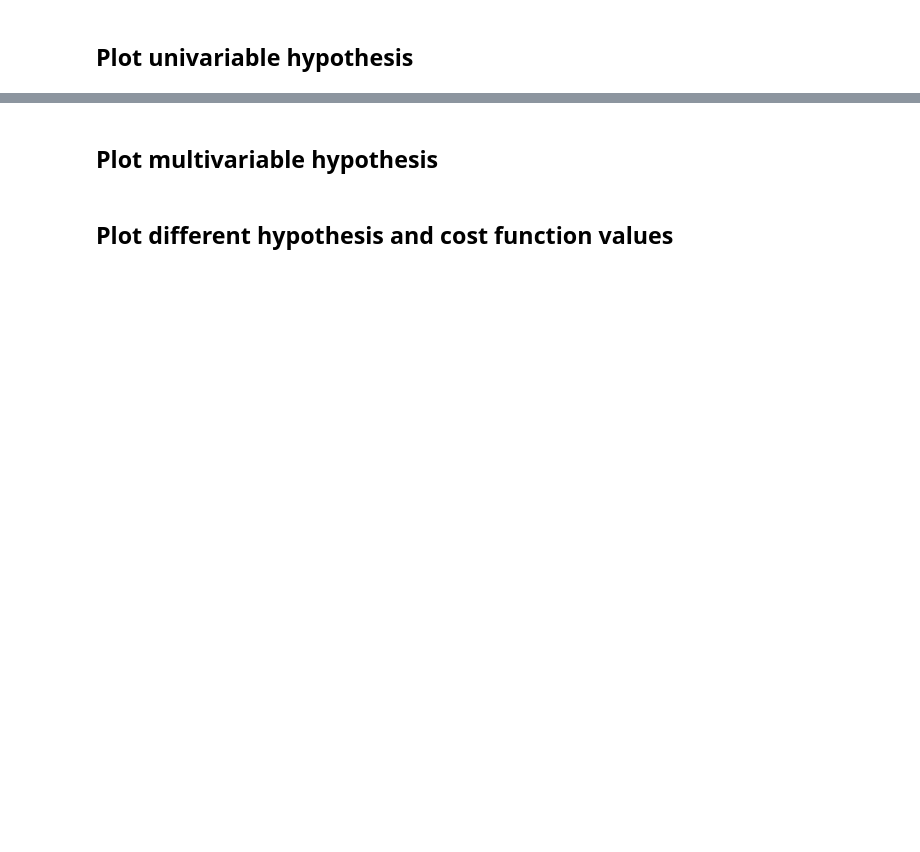
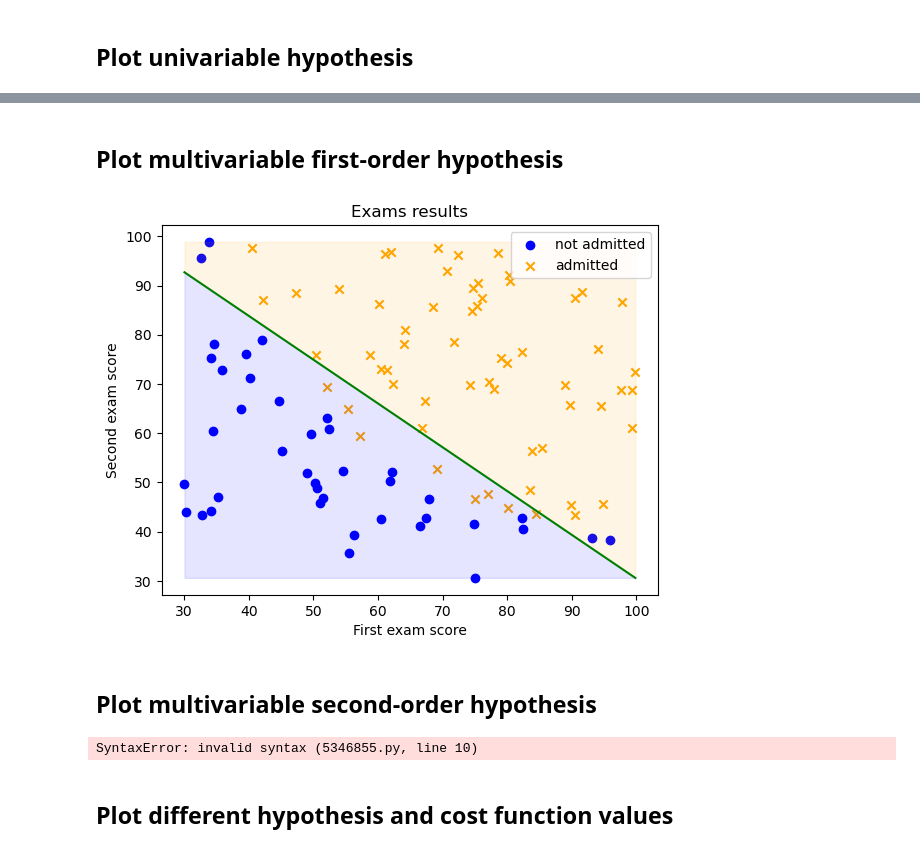
Before and after one commit to Michael-Wisniewski/machine-learning-algorithms, a Jupyter notebook: src/Logistic regression algorithms.ipynb, the cells around one changed output, grey strips where cells are left out. Saved outputs shown, nothing was run; the diff lists cells and outputs as text; code cells hidden in the pictures; blank space fills up the shorter version.

```diff
--- a/src/Logistic regression algorithms.ipynb
+++ b/src/Logistic regression algorithms.ipynb
@@ -178,37 +191,74 @@ plt.show()
 # %% [markdown]
-## Plot multivariable hypothesis
+## Plot multivariable first-order hypothesis
 # %%
 import numpy as np
 from matplotlib import pyplot as plt
 
 # Columns: first exam score, second exam score, admitted into a university
 data = np.loadtxt('datasets/exams_results.csv', delimiter=',')
 X = data[:, [0,1]]
 y = data[:, 2]
 
 # Plot data
 plt.title('Exams results')
 plt.xlabel('First exam score')
 plt.ylabel('Second exam score')
 not_admitted = plt.scatter(*X[y==0].T, marker='o', color='blue')
 admitted = plt.scatter(*X[y==1].T, marker='x', color='orange')
 plt.legend(
     (not_admitted, admitted),
     ('not admitted', 'admitted'),
     loc='upper right'
 )
 # Plot hypothesis
 theta = np.array([[120], [-0.45], [-0.45]])
 
-x1_min, x1_max = np.min(X[:, 0]), np.max(X[:, 0])
-x2_min, x2_max = np.min(X[:, 1]), np.max(X[:, 1])
+# x1_min, x1_max = np.min(X[:, 0]), np.max(X[:, 0])
+# x2_min, x2_max = np.min(X[:, 1]), np.max(X[:, 1])
 
-args = np.array([
-    [1, x1_min, x2_min],
-    [1, x1_max, x2_max],
-])
-pred = args @ theta
-plt.plot(args[:,1], pred, color='green')
-plt.fill_between(args[:,1], pred.flat, x2_min, color='blue', alpha=0.1)
-plt.fill_between(args[:,1], pred.flat, x2_max, color='orange', alpha=0.1)
+# args = np.array([
+#     [1, x1_min, x2_min],
+#     [1, x1_max, x2_max],
+# ])
+# pred = args @ theta
+# plt.plot(args[:,1], pred, color='green')
+# plt.fill_between(args[:,1], pred.flat, x2_min, color='blue', alpha=0.1)
+# plt.fill_between(args[:,1], pred.flat, x2_max, color='orange', alpha=0.1)
 plt.show()
+# %% [output]
+[figure, added]
+# %% [markdown]
+## Plot multivariable second-order hypothesis
+# %%
+import numpy as np
+from matplotlib import pyplot as plt
+
+# Columns: first microchip test, second microchip test, microchip should be accepted or not
+data = np.loadtxt('datasets/microchip_test.csv', delimiter=',')
+X = data[:, [0,1]]
+y = data[:, [2]]
+m = X.shape[0]
+
+# Plot data
+plt.title('QA tests')
+plt.xlabel('First test')
+plt.ylabel('Second test')
+accepted = plt.scatter(*X[y==1].T, marker='o', color='blue')
+rejected = plt.scatter(*X[y==0].T, marker='x', color='orange')
+plt.legend(
+    (accepted, rejected),
+    ('accepted', 'rejected'),
+    loc='upper right'
+)
+
+# Adding new features by mapping data into second-order polynomial.
+X = map_data_into_degree(X, 2)
+# Adding theta zero
+X = np.hstack((np.ones((m, 1)), X[:, 0:7]))
+# Hypothesis
+theta = np.array([[5.17], [3.25], [4.16], [-12.02], [-7.53], [-11.82]])
+
+
+plot.show()
+# %% [output]
+SyntaxError: invalid syntax (5346855.py, line 10)
```
Also changed, not shown: parts of 19 cells of this notebook, 4 other files.
